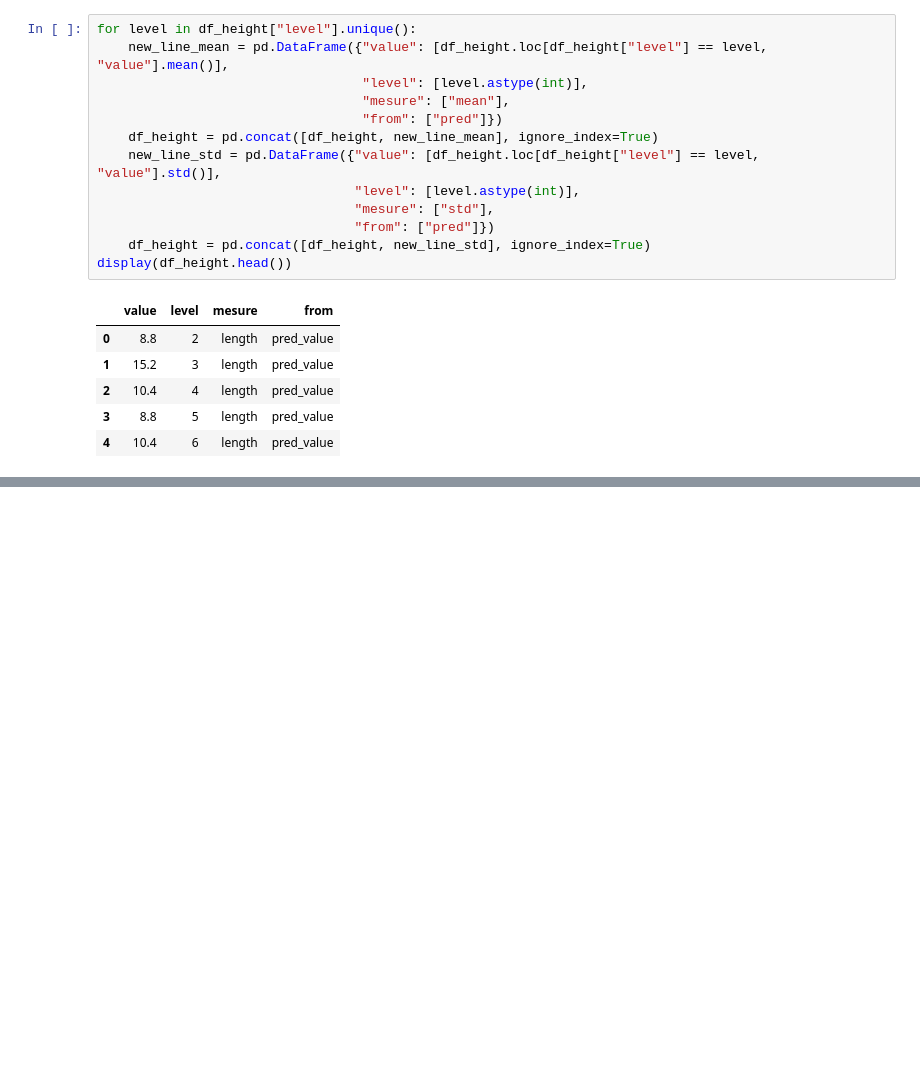
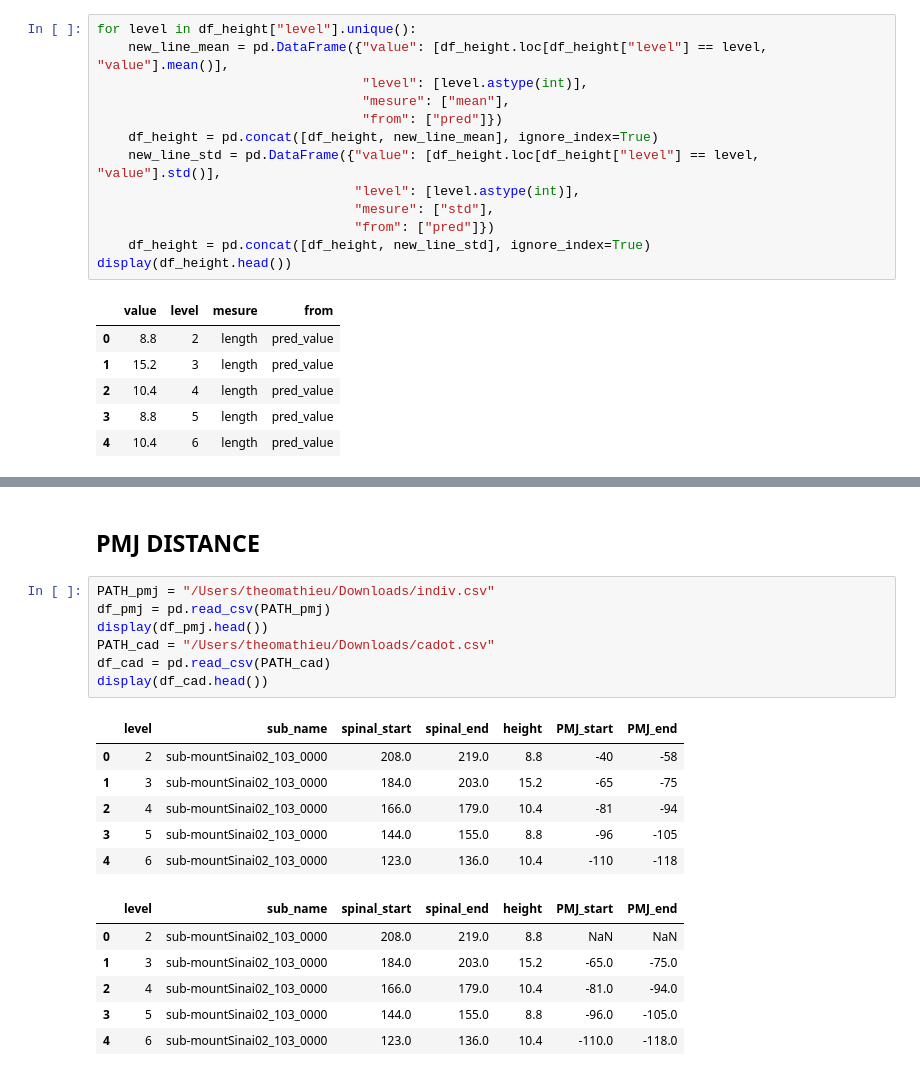
Before and after one commit to ivadomed/model-spinal-rootlets, a Jupyter notebook: utilities/plot_distance.ipynb, the cells around one changed output, grey strips where cells are left out. Cells and saved outputs as stored; diff of their text form; blank space fills up the shorter version.

Commit message:
plot_distance with pmj

```diff
--- a/utilities/plot_distance.ipynb
+++ b/utilities/plot_distance.ipynb
@@ -130,3 +131,25 @@ for level in df["level"].unique():
 fig.show()
 # %% [output]
 [interactive output not drawn]
+# %% [markdown]
+## PMJ DISTANCE
+# %%
+PATH_pmj = "/Users/theomathieu/Downloads/indiv.csv"
+df_pmj = pd.read_csv(PATH_pmj)
+display(df_pmj.head())
+PATH_cad = "/Users/theomathieu/Downloads/cadot.csv"
+df_cad = pd.read_csv(PATH_cad)
+display(df_cad.head())
+# %% [output]
+|  | level | sub_name | spinal_start | spinal_end | height | PMJ_start | PMJ_end |
+| 0 | 2 | sub-mountSinai02_103_0000 | 208.0 | 219.0 | 8.8 | -40 | -58 |
+| 1 | 3 | sub-mountSinai02_103_0000 | 184.0 | 203.0 | 15.2 | -65 | -75 |
+| 2 | 4 | sub-mountSinai02_103_0000 | 166.0 | 179.0 | 10.4 | -81 | -94 |
+| 3 | 5 | sub-mountSinai02_103_0000 | 144.0 | 155.0 | 8.8 | -96 | -105 |
+| 4 | 6 | sub-mountSinai02_103_0000 | 123.0 | 136.0 | 10.4 | -110 | -118 |
+|  | level | sub_name | spinal_start | spinal_end | height | PMJ_start | PMJ_end |
+| 0 | 2 | sub-mountSinai02_103_0000 | 208.0 | 219.0 | 8.8 | NaN | NaN |
+| 1 | 3 | sub-mountSinai02_103_0000 | 184.0 | 203.0 | 15.2 | -65.0 | -75.0 |
+| 2 | 4 | sub-mountSinai02_103_0000 | 166.0 | 179.0 | 10.4 | -81.0 | -94.0 |
+| 3 | 5 | sub-mountSinai02_103_0000 | 144.0 | 155.0 | 8.8 | -96.0 | -105.0 |
+| 4 | 6 | sub-mountSinai02_103_0000 | 123.0 | 136.0 | 10.4 | -110.0 | -118.0 |
```
Also changed, not shown: parts of 4 cells of this notebook, 2 other files.
